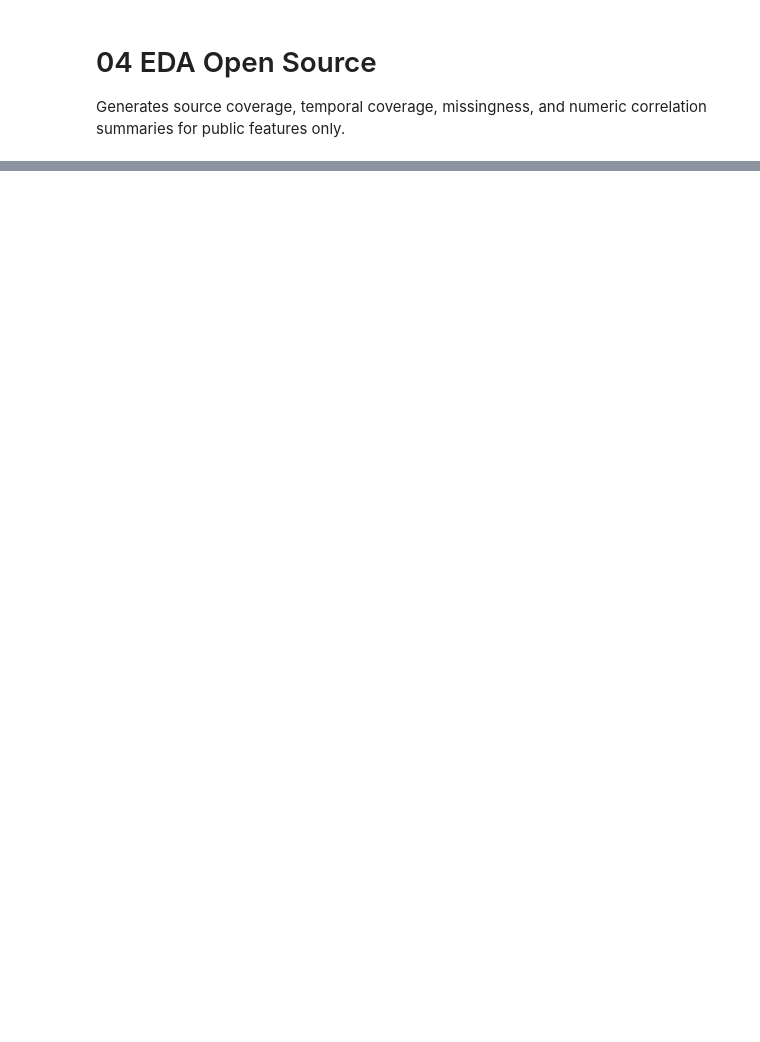
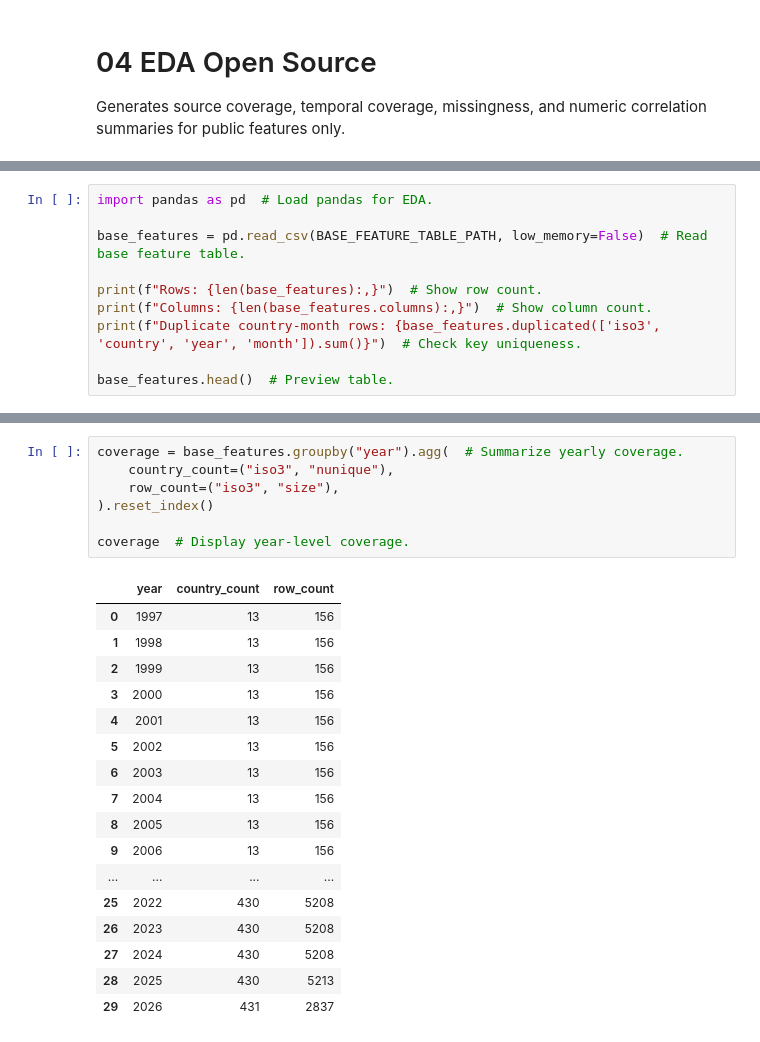
Before and after one commit to Arobnett/HDX-sources-and-more-API-connection, a Jupyter notebook: notebooks/04_eda_open_source.ipynb, the cells around one changed output, grey strips where cells are left out. Cells and saved outputs as stored; diff of their text form; blank space fills up the shorter version.

```diff
--- a/notebooks/04_eda_open_source.ipynb
+++ b/notebooks/04_eda_open_source.ipynb
@@ -26,0 +50,10 @@ eda_summary
+# %%
+import pandas as pd  # Load pandas for EDA.
+
+base_features = pd.read_csv(BASE_FEATURE_TABLE_PATH, low_memory=False)  # Read base feature table.
+
+print(f"Rows: {len(base_features):,}")  # Show row count.
+print(f"Columns: {len(base_features.columns):,}")  # Show column count.
+print(f"Duplicate country-month rows: {base_features.duplicated(['iso3', 'country', 'year', 'month']).sum()}")  # Check key uniqueness.
+
+base_features.head()  # Preview table.
@@ -27,2 +100,27 @@ eda_summary
+# %%
+coverage = base_features.groupby("year").agg(  # Summarize yearly coverage.
+    country_count=("iso3", "nunique"),
+    row_count=("iso3", "size"),
+).reset_index()
+
+coverage  # Display year-level coverage.
+# %% [output]
+|  | year | country_count | row_count |
+| 0 | 1997 | 13 | 156 |
+| 1 | 1998 | 13 | 156 |
+| 2 | 1999 | 13 | 156 |
+| 3 | 2000 | 13 | 156 |
+| 4 | 2001 | 13 | 156 |
+| 5 | 2002 | 13 | 156 |
+| 6 | 2003 | 13 | 156 |
+| 7 | 2004 | 13 | 156 |
+| 8 | 2005 | 13 | 156 |
+| 9 | 2006 | 13 | 156 |
+| ... | ... | ... | ... |
+| 25 | 2022 | 430 | 5208 |
+| 26 | 2023 | 430 | 5208 |
+| 27 | 2024 | 430 | 5208 |
+| 28 | 2025 | 430 | 5213 |
+| 29 | 2026 | 431 | 2837 |
 # %%
 coverage.head(25)
```
Also changed, not shown: parts of 7 cells of this notebook.
